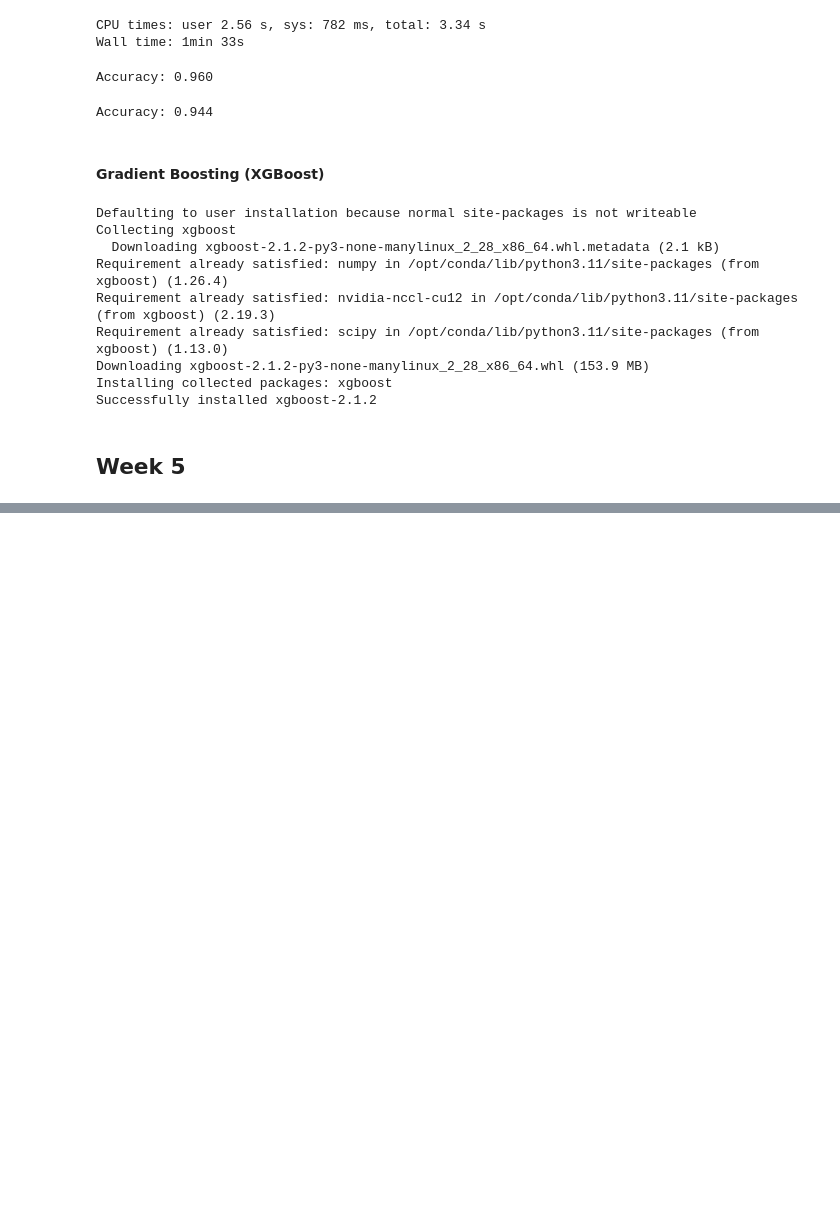
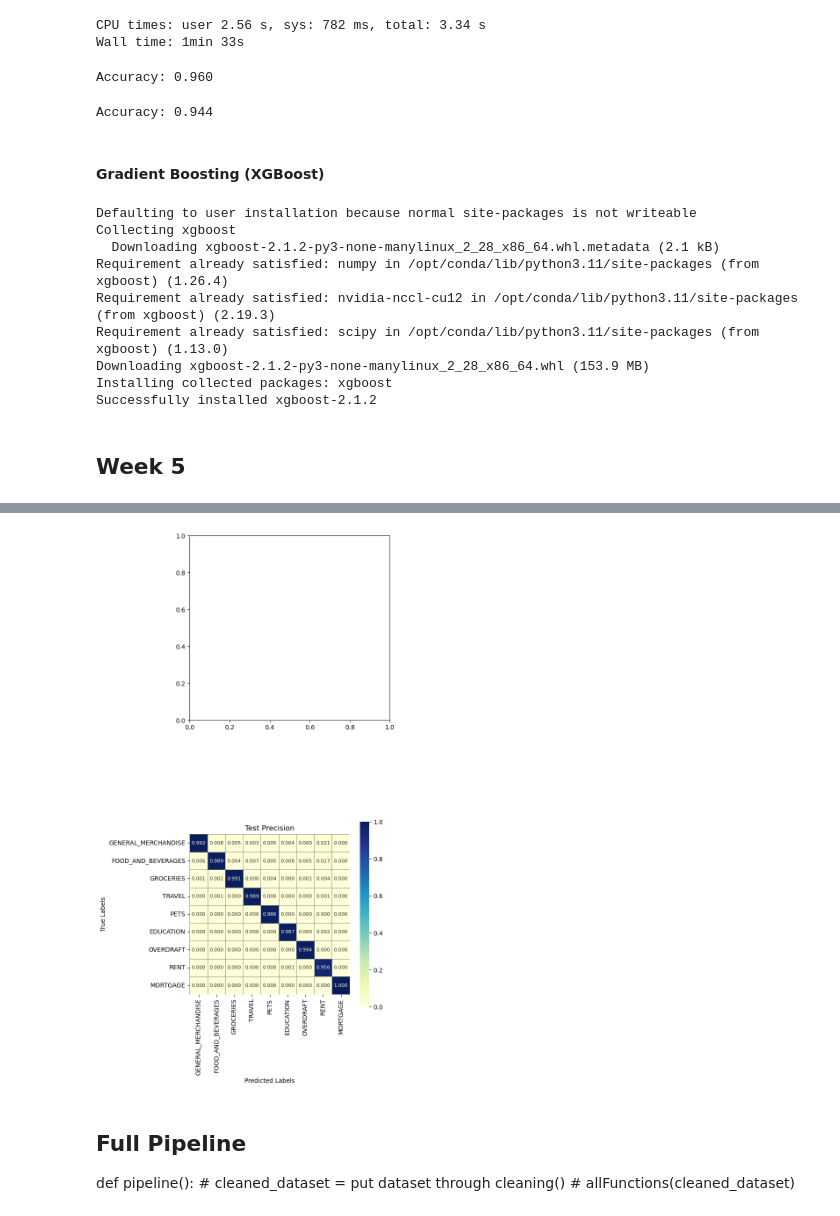
Before and after one commit to danielrmathew/prism-data-credit, a Jupyter notebook: drm_notebook.ipynb, the cells around one changed output, grey strips where cells are left out. Cells and saved outputs as stored; diff of their text form; code cells hidden in the pictures; blank space fills up the shorter version.

```diff
--- a/drm_notebook.ipynb
+++ b/drm_notebook.ipynb
@@ -597,0 +585,2 @@ def pipeline():
+# %%
+pipe = TextClassificationPipeline(model=model, tokenizer=tokenizer, device='cuda')
@@ -597,0 +620,6 @@ def pipeline():
+# %%
+preds_test = pipe(X_test)
+preds_test = [dct['label'] for dct in preds_test]
+# %%
+y_test_cats = [id2label[cat_id] for cat_id in y_test]
+y_test_cats
@@ -597,0 +644,10 @@ def pipeline():
+# %%
+make_confusion_matrices(y_test=y_test_cats, preds_test=preds_test)
+# %% [output]
+[figure, added]
+# %% [markdown]
+## Full Pipeline
+
+def pipeline():
+    # cleaned_dataset = put dataset through cleaning()
+    # allFunctions(cleaned_dataset)
```
Also changed, not shown: parts of 28 cells of this notebook, 1 other file.
